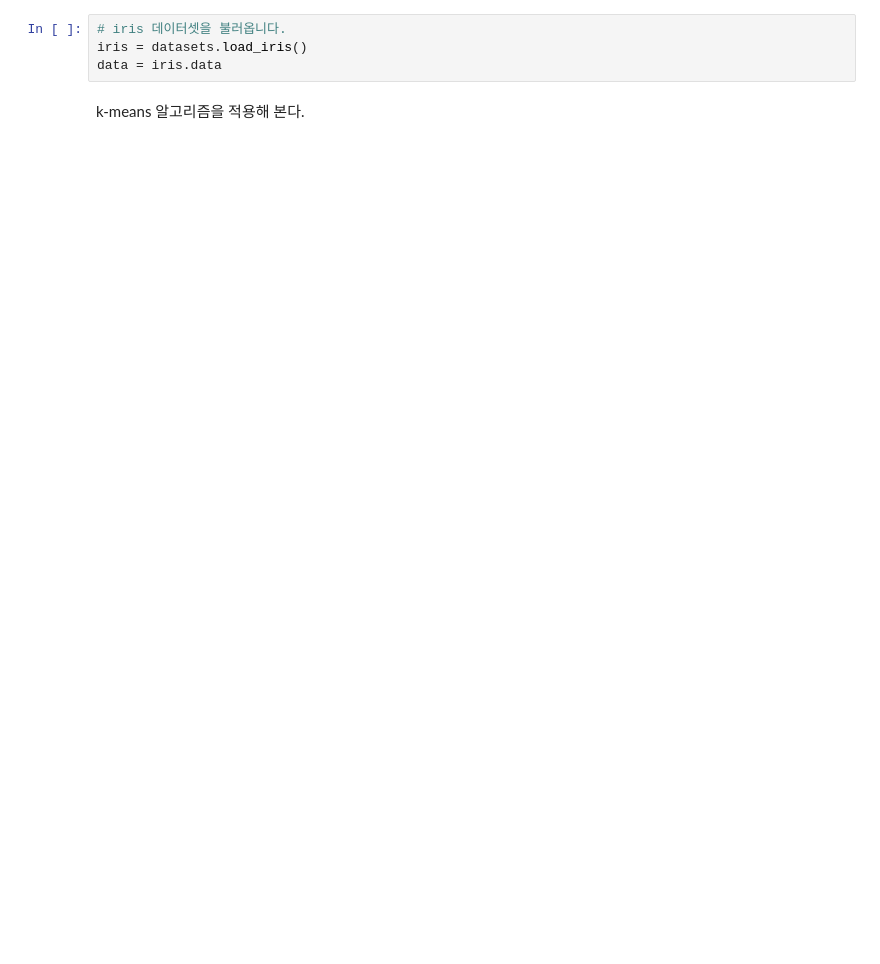
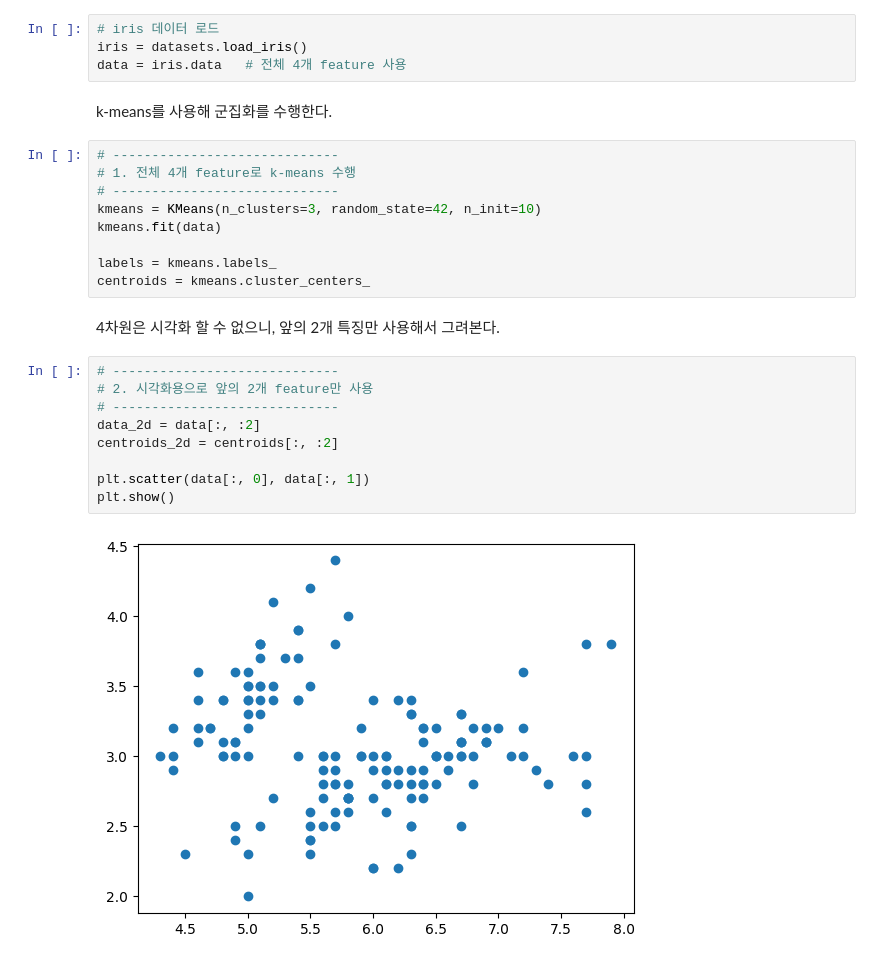
Before and after one commit to cras-lab/ML-examples, a Jupyter notebook: K_means_Clustering.ipynb, the cells around one changed output. Drawn from its saved outputs; the diff is of its cells as text; blank space fills up the shorter version.

```diff
--- a/K_means_Clustering.ipynb
+++ b/K_means_Clustering.ipynb
@@ -13,6 +12,28 @@ from sklearn.cluster import KMeans
 # %%
-# iris 데이터셋을 불러옵니다.
+# iris 데이터 로드
 iris = datasets.load_iris()
-data = iris.data
+data = iris.data   # 전체 4개 feature 사용
-# %% [markdown]
-k-means 알고리즘을 적용해 본다.
+# %% [markdown]
+k-means를 사용해 군집화를 수행한다.
+# %%
+# -----------------------------
+# 1. 전체 4개 feature로 k-means 수행
+# -----------------------------
+kmeans = KMeans(n_clusters=3, random_state=42, n_init=10)
+kmeans.fit(data)
+
+labels = kmeans.labels_
+centroids = kmeans.cluster_centers_
+# %% [markdown]
+4차원은 시각화 할 수 없으니, 앞의 2개 특징만 사용해서 그려본다.
+# %%
+# -----------------------------
+# 2. 시각화용으로 앞의 2개 feature만 사용
+# -----------------------------
+data_2d = data[:, :2]
+centroids_2d = centroids[:, :2]
+
+plt.scatter(data[:, 0], data[:, 1])
+plt.show()
+# %% [output]
+[figure, added]
```
Also changed, not shown: parts of 14 cells of this notebook.
